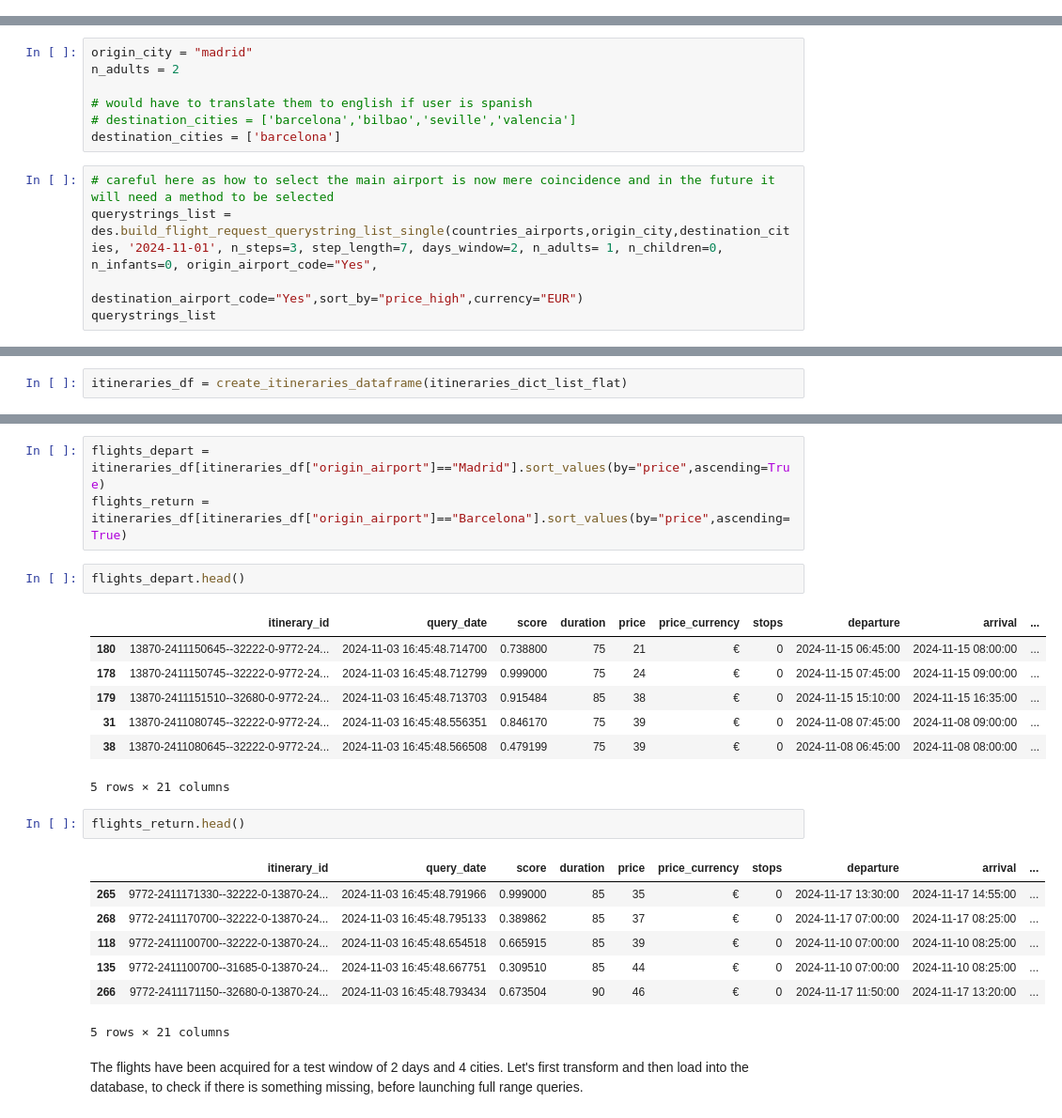
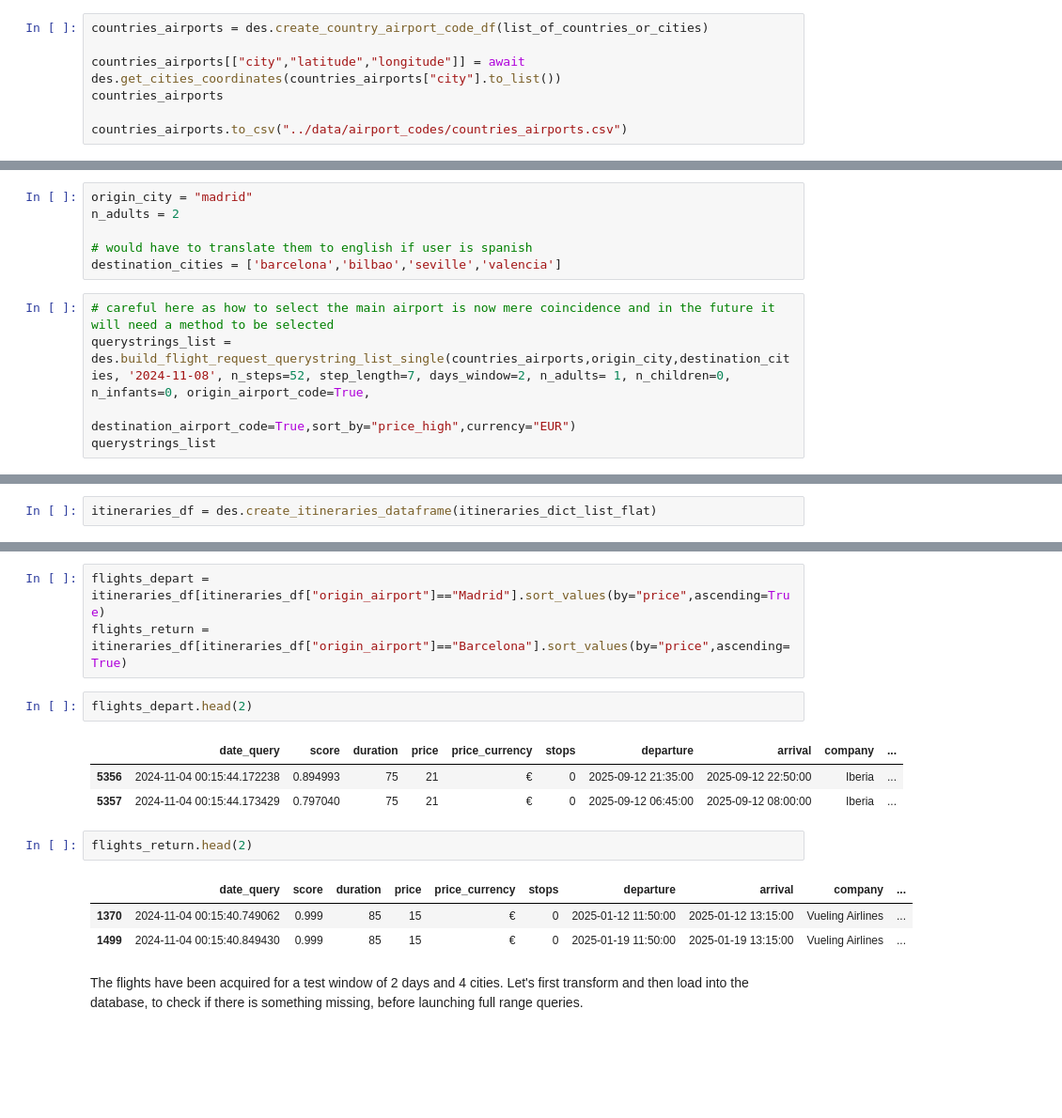
Before and after one commit to MiguelLopezVirues/travel_planner, a Jupyter notebook: notebooks/1_data_extraction.ipynb, the cells around one changed output, grey strips where cells are left out. Shown: that part at 94% size. Cells and saved outputs as stored; diff of their text form; blank space fills up the shorter version.

Commit message:
Data subida a bdd

```diff
--- a/notebooks/1_data_extraction.ipynb
+++ b/notebooks/1_data_extraction.ipynb
@@ -135,3 +130,10 @@ countries_airports = pd.read_csv("../data/airport_codes/countries_airports.csv")
+# %%
+countries_airports = des.create_country_airport_code_df(list_of_countries_or_cities)
+
+countries_airports[["city","latitude","longitude"]] = await des.get_cities_coordinates(countries_airports["city"].to_list())
+countries_airports
+
+countries_airports.to_csv("../data/airport_codes/countries_airports.csv")
 # %%
 countries_airports
 # %% [output]
@@ -163,12 +167,11 @@ origin_city = "madrid"
 n_adults = 2
 
 # would have to translate them to english if user is spanish
-# destination_cities = ['barcelona','bilbao','seville','valencia']
-destination_cities = ['barcelona']
+destination_cities = ['barcelona','bilbao','seville','valencia']
 # %%
 # careful here as how to select the main airport is now mere coincidence and in the future it will need a method to be selected
-querystrings_list = des.build_flight_request_querystring_list_single(countries_airports,origin_city,destination_cities, '2024-11-01', n_steps=3, step_length=7, days_window=2, n_adults= 1, n_children=0, n_infants=0, origin_airport_code="Yes",
-                                   destination_airport_code="Yes",sort_by="price_high",currency="EUR")
+querystrings_list = des.build_flight_request_querystring_list_single(countries_airports,origin_city,destination_cities, '2024-11-08', n_steps=52, step_length=7, days_window=2, n_adults= 1, n_children=0, n_infants=0, origin_airport_code=True,
+                                   destination_airport_code=True,sort_by="price_high",currency="EUR")
 querystrings_list
 # %% [output]
 [{'originSkyId': 'madrid',
@@ -273,2 +226,2 @@ def extract_flight_info(flight_dict):
 # %%
-itineraries_df = create_itineraries_dataframe(itineraries_dict_list_flat)
+itineraries_df = des.create_itineraries_dataframe(itineraries_dict_list_flat)
@@ -276,25 +236,17 @@ itineraries_df = create_itineraries_dataframe(itineraries_dict_list_flat)
 flights_depart = itineraries_df[itineraries_df["origin_airport"]=="Madrid"].sort_values(by="price",ascending=True)
 flights_return = itineraries_df[itineraries_df["origin_airport"]=="Barcelona"].sort_values(by="price",ascending=True)
 # %%
-flights_depart.head()
+flights_depart.head(2)
 # %% [output]
-|  | itinerary_id | query_date | score | duration | price | price_currency | stops | departure | arrival | ... |
-| 180 | 13870-2411150645--32222-0-9772-24... | 2024-11-03 16:45:48.714700 | 0.738800 | 75 | 21 | € | 0 | 2024-11-15 06:45:00 | 2024-11-15 08:00:00 | ... |
-| 178 | 13870-2411150745--32222-0-9772-24... | 2024-11-03 16:45:48.712799 | 0.999000 | 75 | 24 | € | 0 | 2024-11-15 07:45:00 | 2024-11-15 09:00:00 | ... |
-| 179 | 13870-2411151510--32680-0-9772-24... | 2024-11-03 16:45:48.713703 | 0.915484 | 85 | 38 | € | 0 | 2024-11-15 15:10:00 | 2024-11-15 16:35:00 | ... |
-| 31 | 13870-2411080745--32222-0-9772-24... | 2024-11-03 16:45:48.556351 | 0.846170 | 75 | 39 | € | 0 | 2024-11-08 07:45:00 | 2024-11-08 09:00:00 | ... |
-| 38 | 13870-2411080645--32222-0-9772-24... | 2024-11-03 16:45:48.566508 | 0.479199 | 75 | 39 | € | 0 | 2024-11-08 06:45:00 | 2024-11-08 08:00:00 | ... |
+|  | date_query | score | duration | price | price_currency | stops | departure | arrival | company | ... |
+| 5356 | 2024-11-04 00:15:44.172238 | 0.894993 | 75 | 21 | € | 0 | 2025-09-12 21:35:00 | 2025-09-12 22:50:00 | Iberia | ... |
+| 5357 | 2024-11-04 00:15:44.173429 | 0.797040 | 75 | 21 | € | 0 | 2025-09-12 06:45:00 | 2025-09-12 08:00:00 | Iberia | ... |
-5 rows × 21 columns
 # %%
-flights_return.head()
+flights_return.head(2)
 # %% [output]
-|  | itinerary_id | query_date | score | duration | price | price_currency | stops | departure | arrival | ... |
-| 265 | 9772-2411171330--32222-0-13870-24... | 2024-11-03 16:45:48.791966 | 0.999000 | 85 | 35 | € | 0 | 2024-11-17 13:30:00 | 2024-11-17 14:55:00 | ... |
-| 268 | 9772-2411170700--32222-0-13870-24... | 2024-11-03 16:45:48.795133 | 0.389862 | 85 | 37 | € | 0 | 2024-11-17 07:00:00 | 2024-11-17 08:25:00 | ... |
-| 118 | 9772-2411100700--32222-0-13870-24... | 2024-11-03 16:45:48.654518 | 0.665915 | 85 | 39 | € | 0 | 2024-11-10 07:00:00 | 2024-11-10 08:25:00 | ... |
-| 135 | 9772-2411100700--31685-0-13870-24... | 2024-11-03 16:45:48.667751 | 0.309510 | 85 | 44 | € | 0 | 2024-11-10 07:00:00 | 2024-11-10 08:25:00 | ... |
-| 266 | 9772-2411171150--32680-0-13870-24... | 2024-11-03 16:45:48.793434 | 0.673504 | 90 | 46 | € | 0 | 2024-11-17 11:50:00 | 2024-11-17 13:20:00 | ... |
+|  | date_query | score | duration | price | price_currency | stops | departure | arrival | company | ... |
+| 1370 | 2024-11-04 00:15:40.749062 | 0.999 | 85 | 15 | € | 0 | 2025-01-12 11:50:00 | 2025-01-12 13:15:00 | Vueling Airlines | ... |
+| 1499 | 2024-11-04 00:15:40.849430 | 0.999 | 85 | 15 | € | 0 | 2025-01-19 11:50:00 | 2025-01-19 13:15:00 | Vueling Airlines | ... |
-5 rows × 21 columns
 # %% [markdown]
 The flights have been acquired for a test window of 2 days and 4 cities. Let's first transform and then load into the database, to check if there is something missing, before launching full range queries.
 # %%
```
Also changed, not shown: parts of 44 cells of this notebook, 33 other files.
